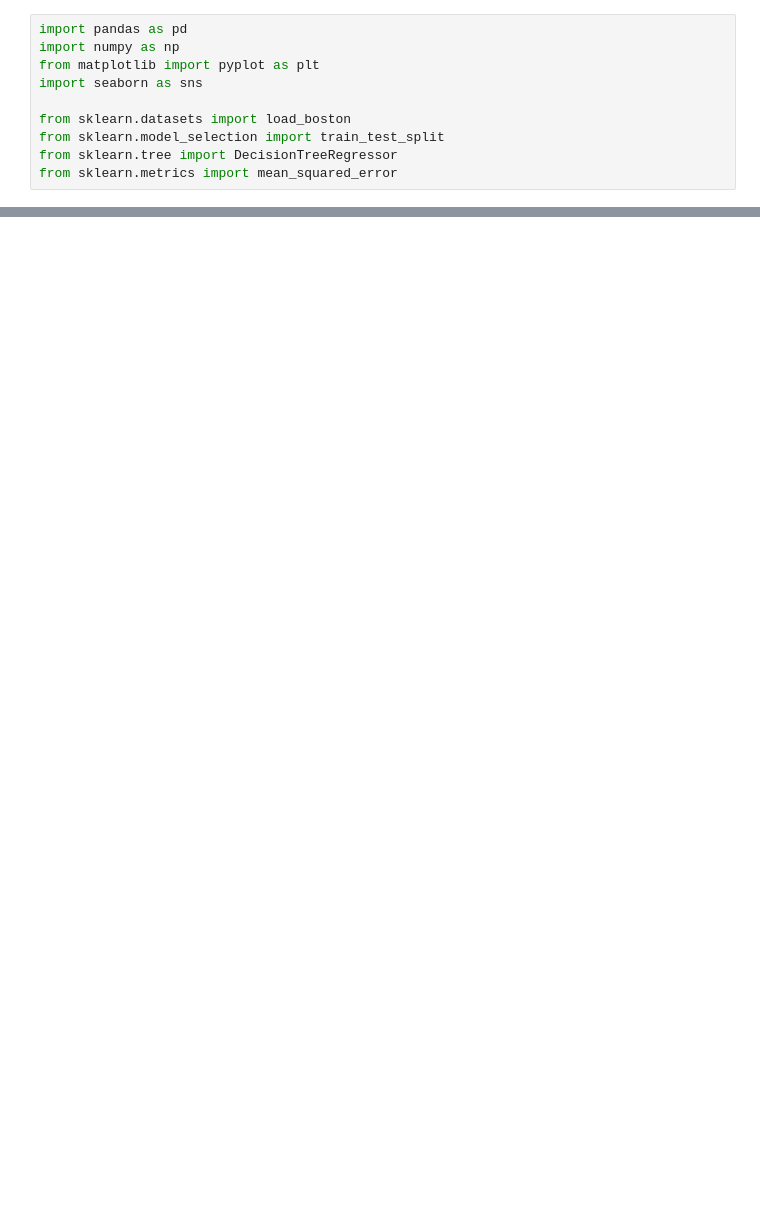
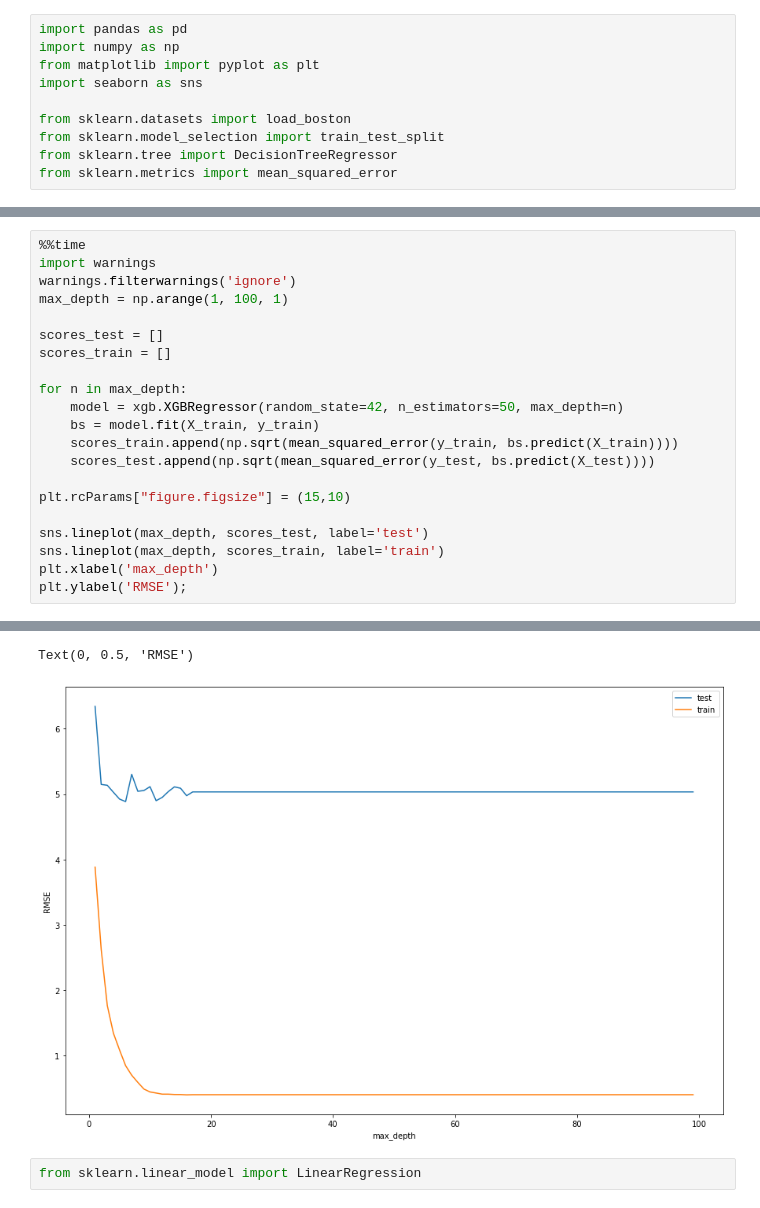
Before and after one commit to KomissarovSemyon/ml_specialization, a Jupyter notebook: course2/week4/gradient_boosting.ipynb, the cells around one changed output, grey strips where cells are left out. Cells and saved outputs as stored; diff of their text form; blank space fills up the shorter version.

```diff
--- a/course2/week4/gradient_boosting.ipynb
+++ b/course2/week4/gradient_boosting.ipynb
@@ -23,0 +113,22 @@ def L_derivative(y_pred, z):
+# %%
+%%time
+import warnings
+warnings.filterwarnings('ignore')
+max_depth = np.arange(1, 100, 1)
+
+scores_test = []
+scores_train = []
+
+for n in max_depth:
+    model = xgb.XGBRegressor(random_state=42, n_estimators=50, max_depth=n)
+    bs = model.fit(X_train, y_train)
+    scores_train.append(np.sqrt(mean_squared_error(y_train, bs.predict(X_train))))
+    scores_test.append(np.sqrt(mean_squared_error(y_test, bs.predict(X_test))))
+
+plt.rcParams["figure.figsize"] = (15,10)
+
+sns.lineplot(max_depth, scores_test, label='test')
+sns.lineplot(max_depth, scores_train, label='train')
+plt.xlabel('max_depth')
+plt.ylabel('RMSE');
+# %% [output]
@@ -23,0 +152,4 @@ def L_derivative(y_pred, z):
+Text(0, 0.5, 'RMSE')
+[figure, added]
+# %%
+from sklearn.linear_model import LinearRegression
```
Also changed, not shown: parts of 11 cells of this notebook, 4 other files.
